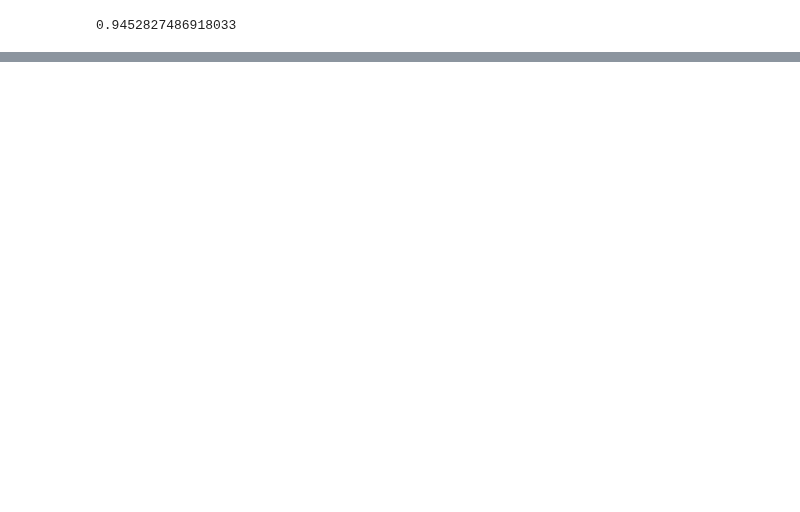
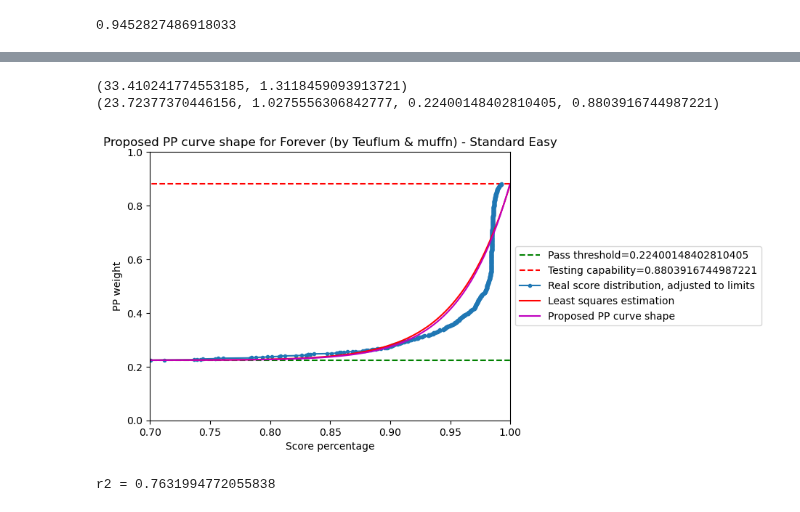
Before and after one commit to Undeceiver/BetaSaber, a Jupyter notebook: betasaber.ipynb, the cells around one changed output, grey strips where cells are left out. Cells and saved outputs as stored; diff of their text form; code cells hidden in the pictures; blank space fills up the shorter version.

```diff
--- a/betasaber.ipynb
+++ b/betasaber.ipynb
@@ -65,6 +66,8 @@ def add_score(score):
 
     score_data.append(score["Accuracy"])
 
+    score_data.sort()
+
     score_data_by_map_id[map_id] = score_data
 
 for score in filtered_scores:
@@ -181,22 +234,24 @@ for map_id,scores in score_data_by_map_id.items():
 # %% [markdown]
 ## Plots
 # %%
-def show_map_density(map_id):
-    (mla,mlb) = beta_parameters_per_map[map_id]
+def show_map_density_by_map_id(map_id):
+    #(mla,mlb) = beta_parameters_per_map[map_id]
     (lsa,lsb) = least_squares_beta_parameters_per_map[map_id]
 
     scores = score_data_by_map_id[map_id]
 
+    map_data = maps_by_id[map_id]
+
+    show_map_density(map_data,scores,lsa,lsb)
+
+def show_map_density(map_data, scores, a, b):
     plt.hist(scores,bins=15,density=True,label="Real scores")
-    ml_fitted = lambda x:beta.pdf(x,mla,mlb)
-    ls_fitted = lambda x:beta.pdf(x,lsa,lsb)
+    ls_fitted = lambda x:beta.pdf(x,a,b)
 
     xx = numpy.linspace(min_score,1,len(scores))
 
-    plt.plot(xx,ml_fitted(xx),"g",label="Maximum likelihood estimation")
     plt.plot(xx,ls_fitted(xx),"r",label="Least squares estimation")
 
-    map_data = maps_by_id[map_id]
     map_name = map_data["Name"]
     map_mapper = map_data["Mapper"]
     map_mode = map_data["ModeName"]
@@ -560,0 +472,35 @@ Least squares quantiles: {0.1: (0.77749056, 0.7878438330829007), 0.2: (0.8237225
+# %%
+def testy_test(map_id):
+    (a,b) = beta_parameters_per_map[map_id]
+    scores = score_data_by_map_id[map_id]
+    #scores_with_skills = [(score,0.5) for score in scores]
+    #scores_with_skills = [(score,score+random.random()/50) for score in scores]
+    #scores_with_skills = [(score,1-2*(1-score)+random.random()/10) for score in scores]
+    #scores_with_skills = [(score,0.5+0.5*beta.cdf(score,a,b)) for score in scores]
+    scores_with_skills = [(score,0.1+0.6*beta.cdf(score,a,b)+0.3*random.random()) for score in scores]
+    print((a,b))
+    pass_threshold = 0
+    testing_capability = 1
+    initial_params = (a,b,pass_threshold,testing_capability)
+
+
+    (a,b,pass_threshold,testing_capability) = fit_scores_beta_least_squares_affine_skills(scores_with_skills, initial_params)
+
+    print((a,b,pass_threshold,testing_capability))
+    show_map_distribution(maps_by_id[map_id], scores, a, b, pass_threshold, testing_capability)
+    print(f"r2 = {r_squared_beta_affine_skills((a,b,pass_threshold,testing_capability),scores_with_skills)}")
+    #print(residuals_affine_skills((a,b,pass_threshold,testing_capability),scores_with_skills))
+
+map_id = worst_r_squared_map_id
+testy_test(map_id)
+
+
+#golden_standard_map_ids = ["c32d91","2ee3bxxxxxx91","7e8f11","36bce91","1f6b1xxxxxxxx91","23596xxx91","2cf6391","3e2c2xxxxx91","3bcf5xxxxxxxx91"]
+
+#for map_id in golden_standard_map_ids:
+#    testy_test(map_id)
+# %% [output]
+(33.410241774553185, 1.3118459093913721)
+(23.72377370446156, 1.0275556306842777, 0.22400148402810405, 0.8803916744987221)
+[figure, added]
+r2 = 0.7631994772055838
```
Also changed, not shown: parts of 33 cells of this notebook.
